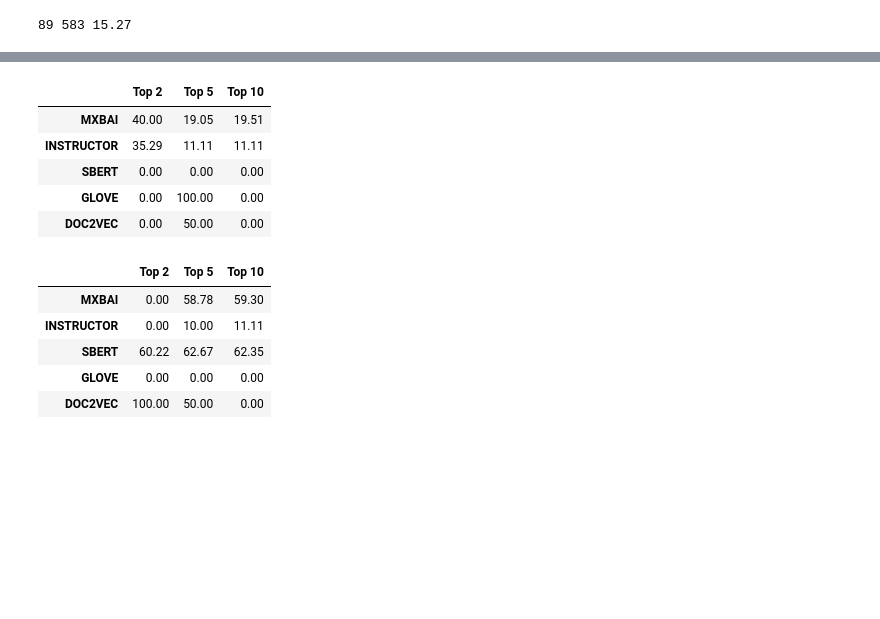
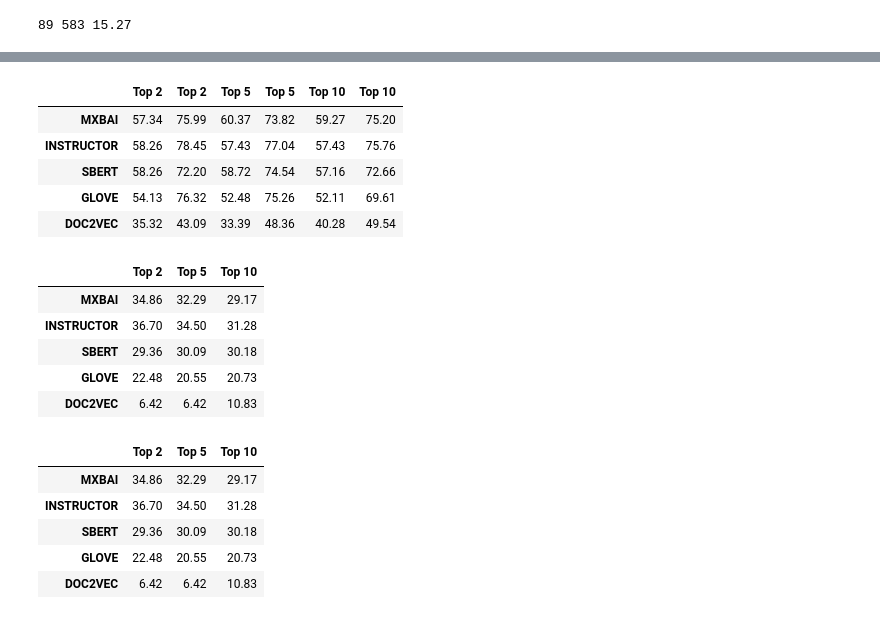
Before and after one commit to matthewghannoum/auto-recognition-of-prior-learning, a Jupyter notebook: evaluation/shared_major_eval_v2.ipynb, the cells around one changed output, grey strips where cells are left out. Saved outputs shown, nothing was run; the diff lists cells and outputs as text; code cells hidden in the pictures; blank space fills up the shorter version.

```diff
--- a/evaluation/shared_major_eval_v2.ipynb
+++ b/evaluation/shared_major_eval_v2.ipynb
@@ -401,0 +232,15 @@ model_accuracy_by_degree_top_10 = get_model_accuracy_by_degree(10)
+# %%
+shared_major_accuracy_top_2 = shared_major_accuracy(2, True)
+shared_major_accuracy_top_5 = shared_major_accuracy(5, True)
+shared_major_accuracy_top_10 = shared_major_accuracy(10, True)
+# %%
+# creating a dataframe from the accuracy results
+major_model_accuracy_comp = pd.DataFrame(
+    [[model["COMP"]["accuracy"] for model in shared_major_accuracy_top_2.values()],
+     [model["COMP"]["accuracy"] for model in shared_major_accuracy_top_5.values()],
+     [model["COMP"]["accuracy"] for model in shared_major_accuracy_top_10.values()]],
+    columns=shared_major_accuracy_top_2.keys(),
+)
+major_model_accuracy_comp = major_model_accuracy_comp.T
+major_model_accuracy_comp.columns = ["Top 2", "Top 5", "Top 10"]
+major_model_accuracy_comp
@@ -401,0 +254,11 @@ model_accuracy_by_degree_top_10 = get_model_accuracy_by_degree(10)
+# %%
+# creating a dataframe from the accuracy results
+major_model_accuracy_eng = pd.DataFrame(
+    [[model["ENG"]["accuracy"] for model in shared_major_accuracy_top_2.values()],
+     [model["ENG"]["accuracy"] for model in shared_major_accuracy_top_5.values()],
+     [model["ENG"]["accuracy"] for model in shared_major_accuracy_top_10.values()]],
+    columns=shared_major_accuracy_top_2.keys(),
+)
+major_model_accuracy_eng = major_model_accuracy_eng.T
+major_model_accuracy_eng.columns = ["Top 2", "Top 5", "Top 10"]
+major_model_accuracy_eng
@@ -401,0 +272,11 @@ model_accuracy_by_degree_top_10 = get_model_accuracy_by_degree(10)
+# %%
+# make df with top 2 next to each other from major_model_accuracy_comp and major_model_accuracy_eng
+major_model_accuracy = pd.concat([major_model_accuracy_comp, major_model_accuracy_eng], axis=1)
+major_model_accuracy[["Top 2", "Top 5", "Top 10"]]
+# %% [output]
+|  | Top 2 | Top 2 | Top 5 | Top 5 | Top 10 | Top 10 |
+| MXBAI | 57.34 | 75.99 | 60.37 | 73.82 | 59.27 | 75.20 |
+| INSTRUCTOR | 58.26 | 78.45 | 57.43 | 77.04 | 57.43 | 75.76 |
+| SBERT | 58.26 | 72.20 | 58.72 | 74.54 | 57.16 | 72.66 |
+| GLOVE | 54.13 | 76.32 | 52.48 | 75.26 | 52.11 | 69.61 |
+| DOC2VEC | 35.32 | 43.09 | 33.39 | 48.36 | 40.28 | 49.54 |
@@ -402,36 +287,36 @@ model_accuracy_by_degree_top_10 = get_model_accuracy_by_degree(10)
 # %%
 # creating a dataframe from the accuracy results
 major_model_accuracy = pd.DataFrame(
-    [[model["COMP"]["accuracy"] for model in model_accuracy_by_degree_top_2.values()],
-     [model["COMP"]["accuracy"] for model in model_accuracy_by_degree_top_5.values()],
-     [model["COMP"]["accuracy"] for model in model_accuracy_by_degree_top_10.values()]],
-    columns=model_accuracy_top_2.keys(),
+    [[model["COMP"]["accuracy"] for model in shared_major_accuracy_top_2.values()],
+     [model["COMP"]["accuracy"] for model in shared_major_accuracy_top_5.values()],
+     [model["COMP"]["accuracy"] for model in shared_major_accuracy_top_10.values()]],
+    columns=shared_major_accuracy_top_2.keys(),
 )
 major_model_accuracy = major_model_accuracy.T
 major_model_accuracy.columns = ["Top 2", "Top 5", "Top 10"]
 major_model_accuracy
 # %% [output]
 |  | Top 2 | Top 5 | Top 10 |
-| MXBAI | 40.00 | 19.05 | 19.51 |
-| INSTRUCTOR | 35.29 | 11.11 | 11.11 |
-| SBERT | 0.00 | 0.00 | 0.00 |
-| GLOVE | 0.00 | 100.00 | 0.00 |
-| DOC2VEC | 0.00 | 50.00 | 0.00 |
+| MXBAI | 34.86 | 32.29 | 29.17 |
+| INSTRUCTOR | 36.70 | 34.50 | 31.28 |
+| SBERT | 29.36 | 30.09 | 30.18 |
+| GLOVE | 22.48 | 20.55 | 20.73 |
+| DOC2VEC | 6.42 | 6.42 | 10.83 |
 # %%
 # creating a dataframe from the accuracy results
 major_model_accuracy = pd.DataFrame(
-    [[model["ENG"]["accuracy"] for model in model_accuracy_by_degree_top_2.values()],
-     [model["ENG"]["accuracy"] for model in model_accuracy_by_degree_top_5.values()],
-     [model["ENG"]["accuracy"] for model in model_accuracy_by_degree_top_10.values()]],
-    columns=model_accuracy_top_2.keys(),
+    [[model["COMP"]["accuracy"] for model in shared_major_accuracy_top_2.values()],
+     [model["COMP"]["accuracy"] for model in shared_major_accuracy_top_5.values()],
+     [model["COMP"]["accuracy"] for model in shared_major_accuracy_top_10.values()]],
+    columns=shared_major_accuracy_top_2.keys(),
 )
 major_model_accuracy = major_model_accuracy.T
 major_model_accuracy.columns = ["Top 2", "Top 5", "Top 10"]
 major_model_accuracy
 # %% [output]
 |  | Top 2 | Top 5 | Top 10 |
-| MXBAI | 0.00 | 58.78 | 59.30 |
-| INSTRUCTOR | 0.00 | 10.00 | 11.11 |
-| SBERT | 60.22 | 62.67 | 62.35 |
-| GLOVE | 0.00 | 0.00 | 0.00 |
-| DOC2VEC | 100.00 | 50.00 | 0.00 |
+| MXBAI | 34.86 | 32.29 | 29.17 |
+| INSTRUCTOR | 36.70 | 34.50 | 31.28 |
+| SBERT | 29.36 | 30.09 | 30.18 |
+| GLOVE | 22.48 | 20.55 | 20.73 |
+| DOC2VEC | 6.42 | 6.42 | 10.83 |
```
Also changed, not shown: parts of 17 cells of this notebook.
